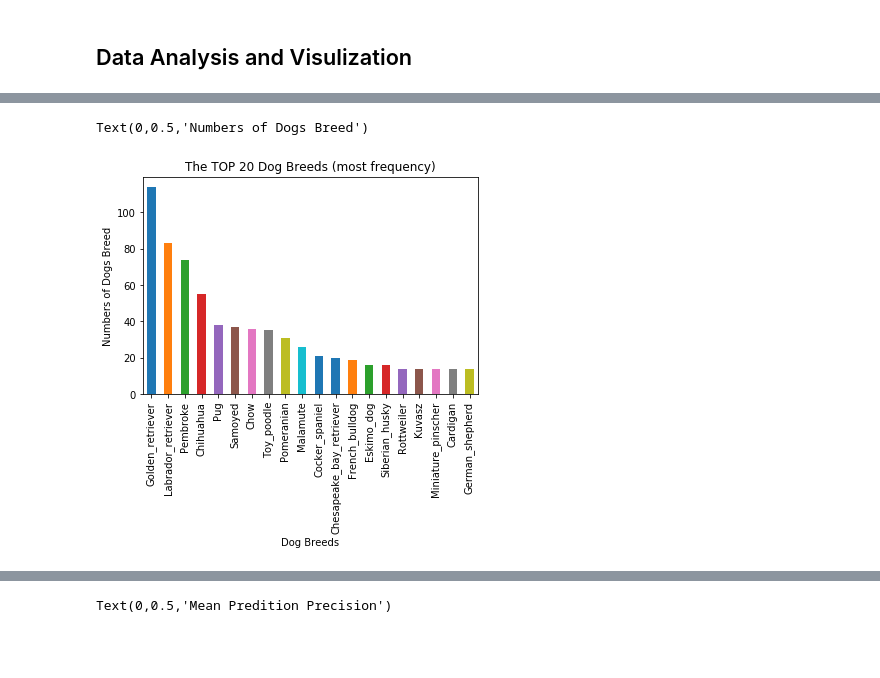
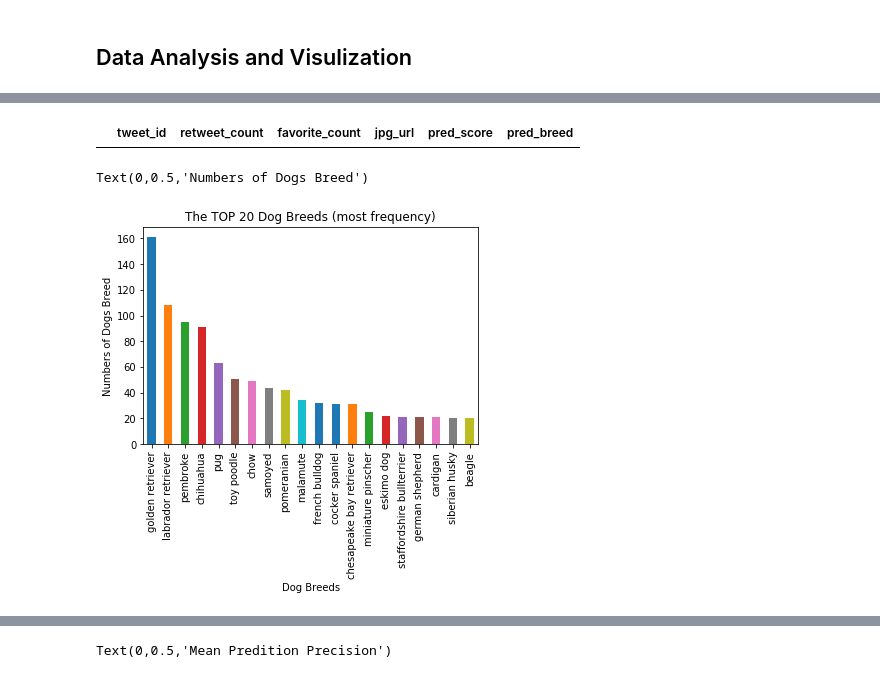
Before and after one commit to kf-wong/prj_wrangle_and_analyze_data, a Jupyter notebook: wrangle_act.ipynb, the cells around one changed output, grey strips where cells are left out. Drawn from its saved outputs; the diff is of its cells as text; code cells hidden in the pictures; blank space fills up the shorter version.

```diff
--- a/wrangle_act.ipynb
+++ b/wrangle_act.ipynb
@@ -1323,0 +1318,3 @@ twitter_archive_master.describe()
+# %%
+# Drop rows in which the 'p1_dog', 'p2_dog' and 'p3_dog' are all false
+image_pred_dog.drop(image_pred_dog.query('p1_dog==False & p2_dog==False & p3_dog==False').index, inplace=True)
@@ -1323,0 +1332,8 @@ twitter_archive_master.describe()
+# %%
+# Get the prediction score
+image_pred_dog['pred_score'] = image_pred_dog.apply(lambda r: get_h_pred(r)[0], axis=1)
+# Get the prediction dog breed
+image_pred_dog['pred_breed'] = image_pred_dog.apply(lambda r: get_h_pred(r)[1], axis=1)
+# %%
+# Drop the unuseful columns
+image_pred_dog.drop(columns=['img_num','p1','p1_conf','p1_dog','p2','p2_conf','p2_dog','p3','p3_conf','p3_dog'], inplace=True)
@@ -1323,0 +1353,4 @@ twitter_archive_master.describe()
+# %%
+# Create the new dataframe that combines the dog breeds and retweet/favorite counts
+dog_breed_an = twitter_archive_master[['tweet_id','retweet_count','favorite_count']]\
+.merge(image_pred_dog, on='tweet_id', how='inner')
@@ -1324,10 +1372,15 @@ twitter_archive_master.describe()
+# %%
+# Check if has duplicated records
+dog_breed_an[dog_breed_an.tweet_id.duplicated()]
+# %% [output]
+|  | tweet_id | retweet_count | favorite_count | jpg_url | pred_score | pred_breed |
 # %%
 # Generate the bar chart to show each number of dog breed
-twitter_archive_master.pred_breed.value_counts()[0:20].plot('bar')
+dog_breed_an.pred_breed.value_counts()[0:20].plot('bar')
 # Set title and x, y label
 plt.title('The TOP 20 Dog Breeds (most frequency)')
 plt.xlabel('Dog Breeds')
 plt.ylabel('Numbers of Dogs Breed')
 # %% [output]
 Text(0,0.5,'Numbers of Dogs Breed')
-[figure, old version]
+[figure, new version]
```
Also changed, not shown: parts of 139 cells of this notebook, 14 other files.
